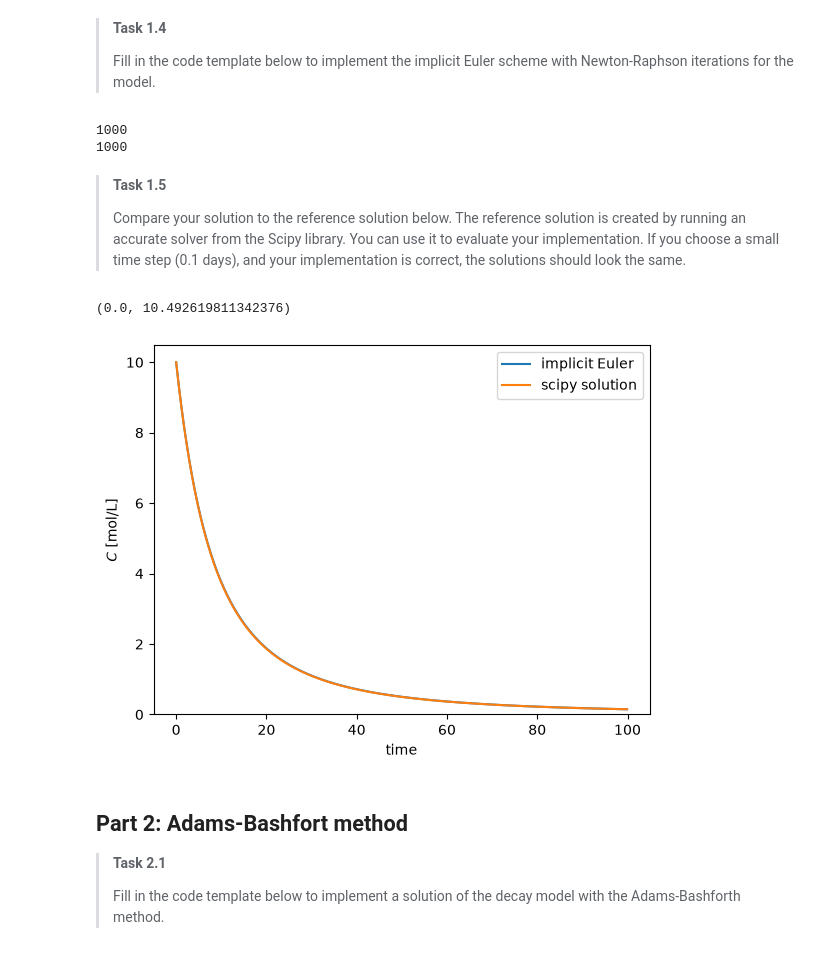
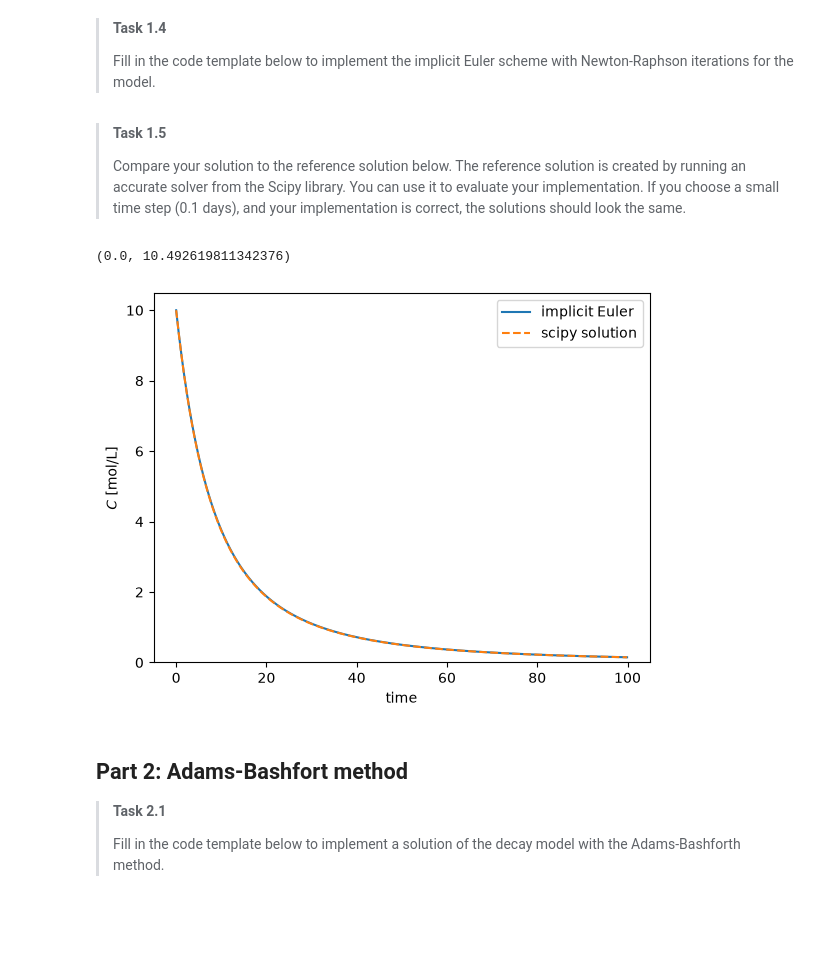
Before and after one commit to calvinlin2004-git/GA1.3, a Jupyter notebook: contaminant_degradation.ipynb, the cells around one changed output. Saved outputs shown, nothing was run; the diff lists cells and outputs as text; code cells hidden in the pictures; blank space fills up the shorter version.

```diff
--- a/contaminant_degradation.ipynb
+++ b/contaminant_degradation.ipynb
@@ -169,39 +169,41 @@ def solve_implicit_euler(c0, times, dt, k, n, alpha, tolerance=1e-3, max_iter=50
 
     # Initialize the current state
     c_prev = c0
+    c_next = c0
 
     # Iterate over times
     for i in range(int(n_times) - 1):
-        t_next = i * dt
+        t_next = (i + 1) * dt
         # Initialize Newton-Raphson iterations: start with the current value as a guess
+
+        q = evaluate_g(c_next, c_prev, t_next, dt, k, n, alpha)
+        q_prime = evaluate_g_prime(c_next, t_next, dt, k, n, alpha)
         j = 0
-        c_next = c_prev
 
         # Newton-Raphson iterations
         while j < max_iter:
-            q = evaluate_g(c_next, c_prev, t_next, dt, k, n, alpha)
-            q_prime = evaluate_g_prime(c_next, t_next, dt, k, n, alpha)
             c_update = c_next - (q / q_prime)
+            q_update = evaluate_g(c_update, c_prev, t_next, dt, k, n, alpha)
+            q_prime_update = evaluate_g_prime(c_update, t_next, dt, k, n, alpha)
 
-            if abs(c_update - c_next) < tolerance:
+            if abs(q_update) < tolerance:
+                c_next = c_update
                 break
 
+            c_next = c_update
+            q = q_update
+            q_prime = q_prime_update
             j += 1
 
-        c_next = c_update
+        c.append(c_next)
         c_prev = c_next
-        c.append(c_next)
+
 
     # Convert list of states to a numpy array
     c_array = np.array(c)
     return(c_array)
 # %%
 c_implicit = solve_implicit_euler(c0, times, dt, k, n, alpha, tolerance, max_iter)
-print(len(c_implicit))
-print(len(times))
-# %% [output]
-1000
-1000
 # %% [markdown]
 > **Task 1.5**
 >
@@ -222,14 +224,14 @@ sol = solve_ivp(
 # %%
 # Plot the implicit Euler solution against the reference solution
 plt.plot(times, c_implicit, label="implicit Euler")
-plt.plot(sol.t, sol.y[0], label="scipy solution")
+plt.plot(sol.t, sol.y[0], label="scipy solution", linestyle='--')
 plt.legend()
 plt.xlabel("time")
 plt.ylabel("$C$ [mol/L]")
 plt.ylim(bottom=0)
 # %% [output]
 (0.0, 10.492619811342376)
-[figure, old version]
+[figure, new version]
 # %% [markdown]
 ## Part 2: Adams-Bashfort method
 
```
Also changed, not shown: parts of 3 cells of this notebook.
